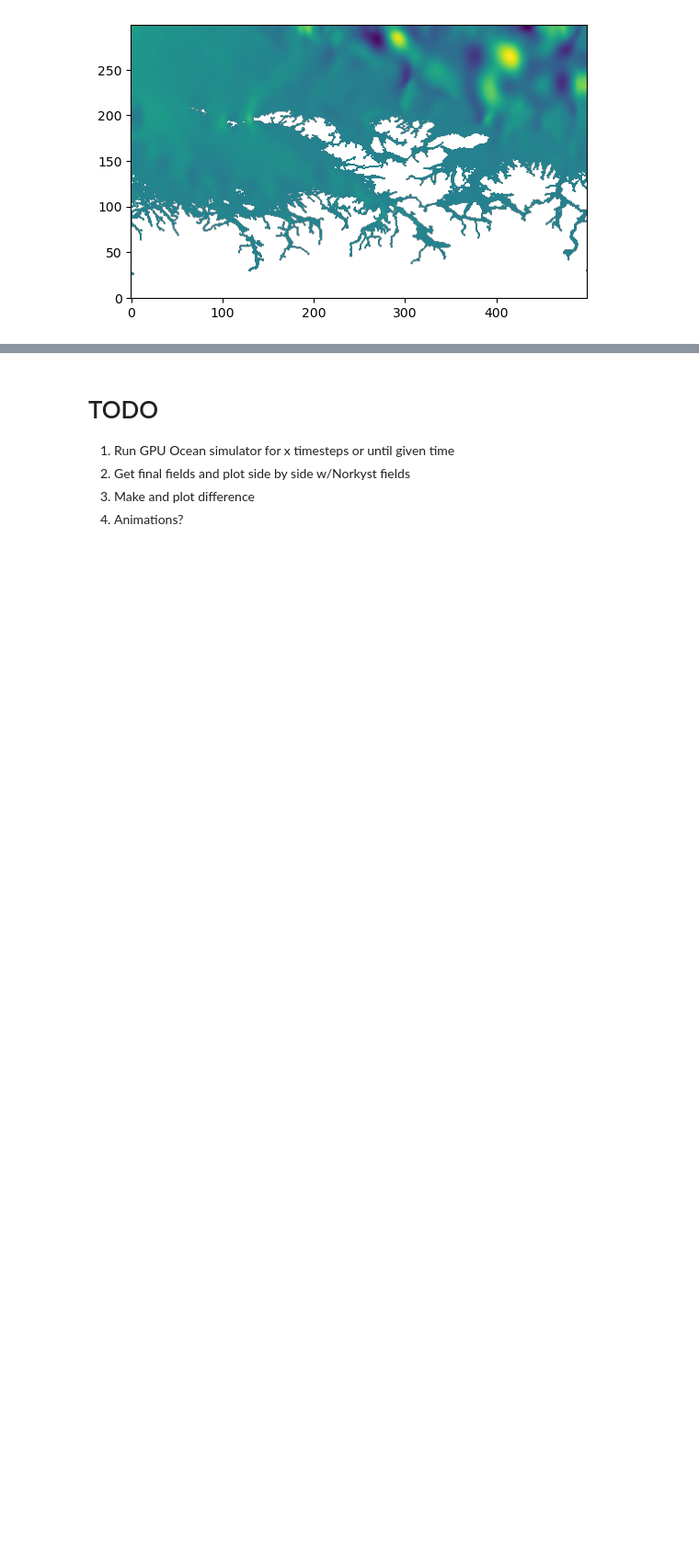
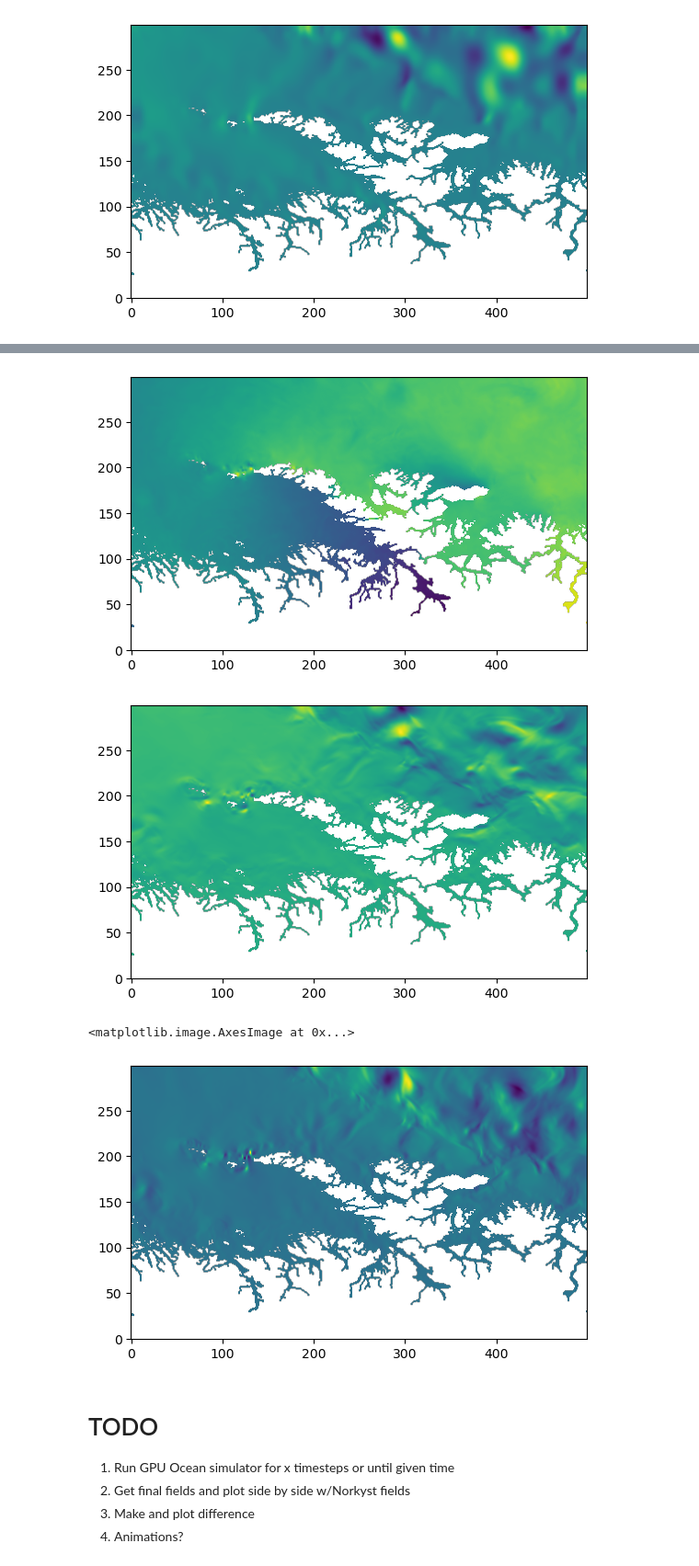
Before and after one commit to smyalygames/gpuocean, a Jupyter notebook: examples/NorkystTwinExperiment.ipynb, the cells around one changed output, grey strips where cells are left out. Shown at 92% size. Drawn from its saved outputs; the diff is of its cells as text; code cells hidden in the pictures; blank space fills up the shorter version.

```diff
--- a/examples/NorkystTwinExperiment.ipynb
+++ b/examples/NorkystTwinExperiment.ipynb
@@ -39,0 +47,2 @@ sim_args = NetCDFInitialization.getInitialConditionsNorKystCases(source_url, cas
+# %%
+sim_args_offset = NetCDFInitialization.getInitialConditionsNorKystCases(source_url, casename, timestep_indices=[[12]])
@@ -84,3 +119,18 @@ plt.imshow(hv, origin='lower')
+# %%
+# Plot difference fields: GPU Ocean - Norkyst
+
+eta, hu, hv = sim.download()
+
+plt.imshow(sim_args['eta0']-sim_args_offset['eta0'], origin='lower')
+plt.show()
+plt.imshow(sim_args['hu0']-sim_args_offset['hu0'], origin='lower')
+plt.show()
+plt.imshow(sim_args['hv0']-sim_args_offset['hv0'], origin='lower')
+# %% [output]
+[figure, added]
+[figure, added]
+<matplotlib.image.AxesImage at 0x...>
+[figure, added]
 # %% [markdown]
 # TODO
 1. Run GPU Ocean simulator for x timesteps or until given time
```
Also changed, not shown: parts of 3 cells of this notebook.
